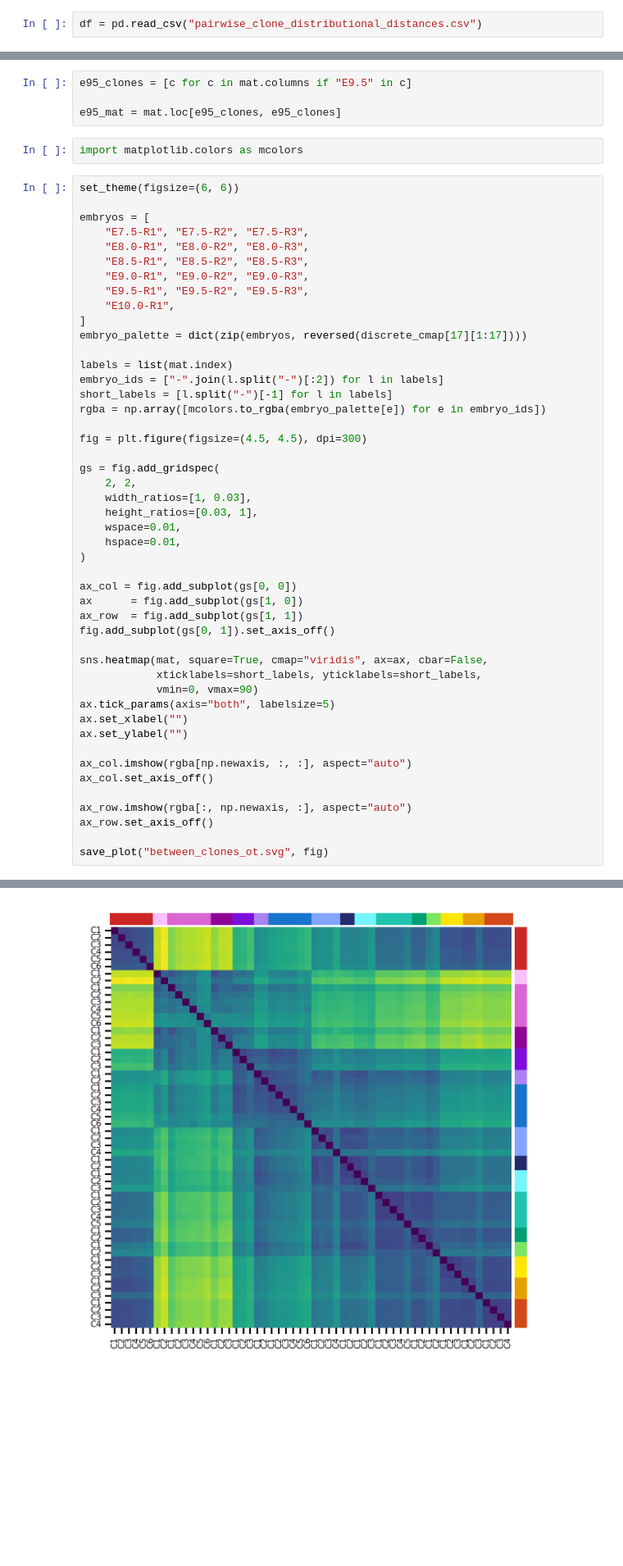
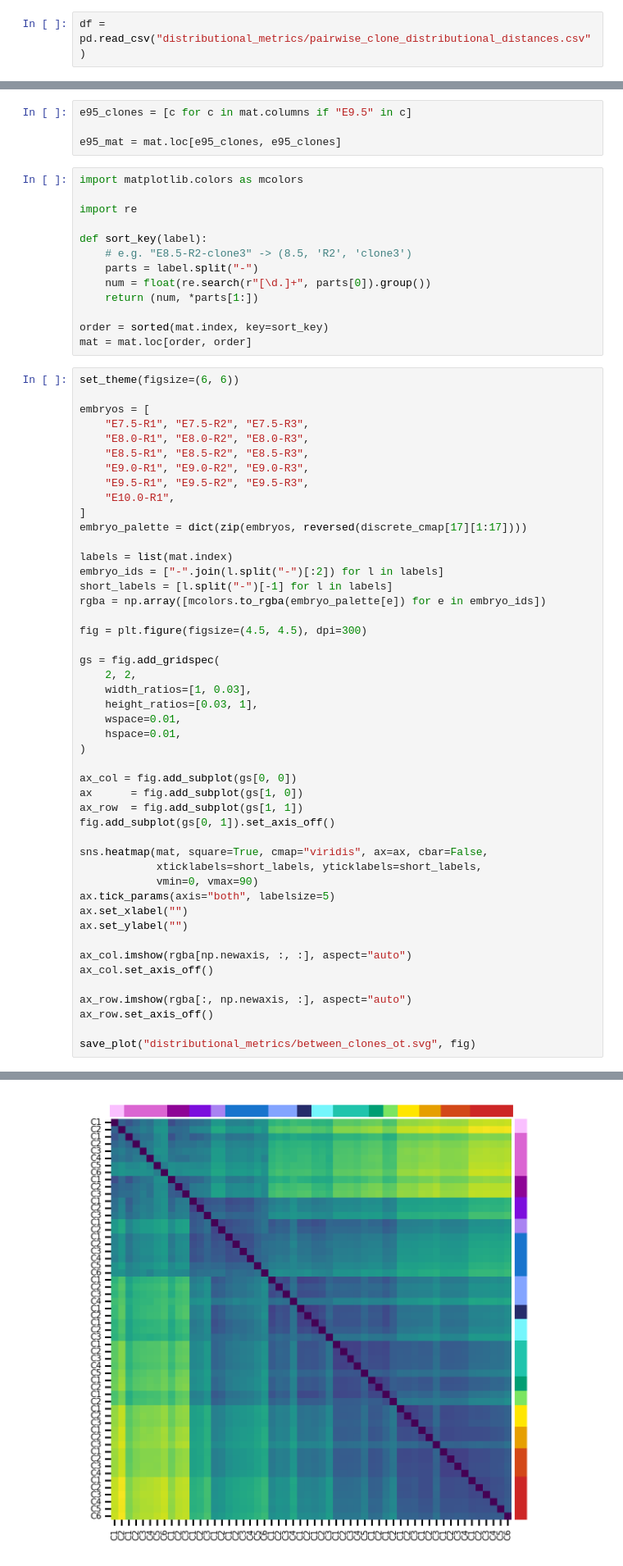
Before and after one commit to jweissmanlab/MELA-2026, a Jupyter notebook: distributional_metrics/between_clones_vis.ipynb, the cells around one changed output, grey strips where cells are left out. Shown at 82% size. Saved outputs shown, nothing was run; the diff lists cells and outputs as text; blank space fills up the shorter version.

Commit message:
ot heatmaps

```diff
--- a/distributional_metrics/between_clones_vis.ipynb
+++ b/distributional_metrics/between_clones_vis.ipynb
@@ -6,7 +6,7 @@ import numpy as np
 from devmap.utils import save_plot
 from devmap.config import set_theme, discrete_cmap
 # %%
-df = pd.read_csv("pairwise_clone_distributional_distances.csv")
+df = pd.read_csv("distributional_metrics/pairwise_clone_distributional_distances.csv")
 # %%
 def to_symmetric_matrix(df_pw, value_col, order):
     """Aggregate batches to mean, then fill both triangles."""
@@ -26,6 +26,17 @@ e95_clones = [c for c in mat.columns if "E9.5" in c]
 e95_mat = mat.loc[e95_clones, e95_clones]
 # %%
 import matplotlib.colors as mcolors
+
+import re
+
+def sort_key(label):
+    # e.g. "E8.5-R2-clone3" -> (8.5, 'R2', 'clone3')
+    parts = label.split("-")
+    num = float(re.search(r"[\d.]+", parts[0]).group())
+    return (num, *parts[1:])
+
+order = sorted(mat.index, key=sort_key)
+mat = mat.loc[order, order]
 # %%
 set_theme(figsize=(6, 6))
 
@@ -63,35 +74,35 @@ sns.heatmap(mat, square=True, cmap="viridis", ax=ax, cbar=False,
             xticklabels=short_labels, yticklabels=short_labels,
             vmin=0, vmax=90)
 ax.tick_params(axis="both", labelsize=5)
 ax.set_xlabel("")
 ax.set_ylabel("")
 
 ax_col.imshow(rgba[np.newaxis, :, :], aspect="auto")
 ax_col.set_axis_off()
 
 ax_row.imshow(rgba[:, np.newaxis, :], aspect="auto")
 ax_row.set_axis_off()
 
-save_plot("between_clones_ot.svg", fig)
+save_plot("distributional_metrics/between_clones_ot.svg", fig)
 # %% [output]
 findfont: Font family 'Arial' not found.
 findfont: Font family 'Arial' not found.
 findfont: Font family 'Arial' not found.
 findfont: Font family 'Arial' not found.
 findfont: Font family 'Arial' not found.
 findfont: Font family 'Arial' not found.
 findfont: Font family 'Arial' not found.
 findfont: Font family 'Arial' not found.
 findfont: Font family 'Arial' not found.
 findfont: Font family 'Arial' not found.
 findfont: Font family 'Arial' not found.
 findfont: Font family 'Arial' not found.
 ... (379 lines left out)
 findfont: Font family 'Arial' not found.
 findfont: Font family 'Arial' not found.
 findfont: Font family 'Arial' not found.
 findfont: Font family 'Arial' not found.
-[figure, old version]
+[figure, new version]
 # %%
 print(mat.max().max())
 print(mat.min().min())
```
Also changed, not shown: 4 other files.
